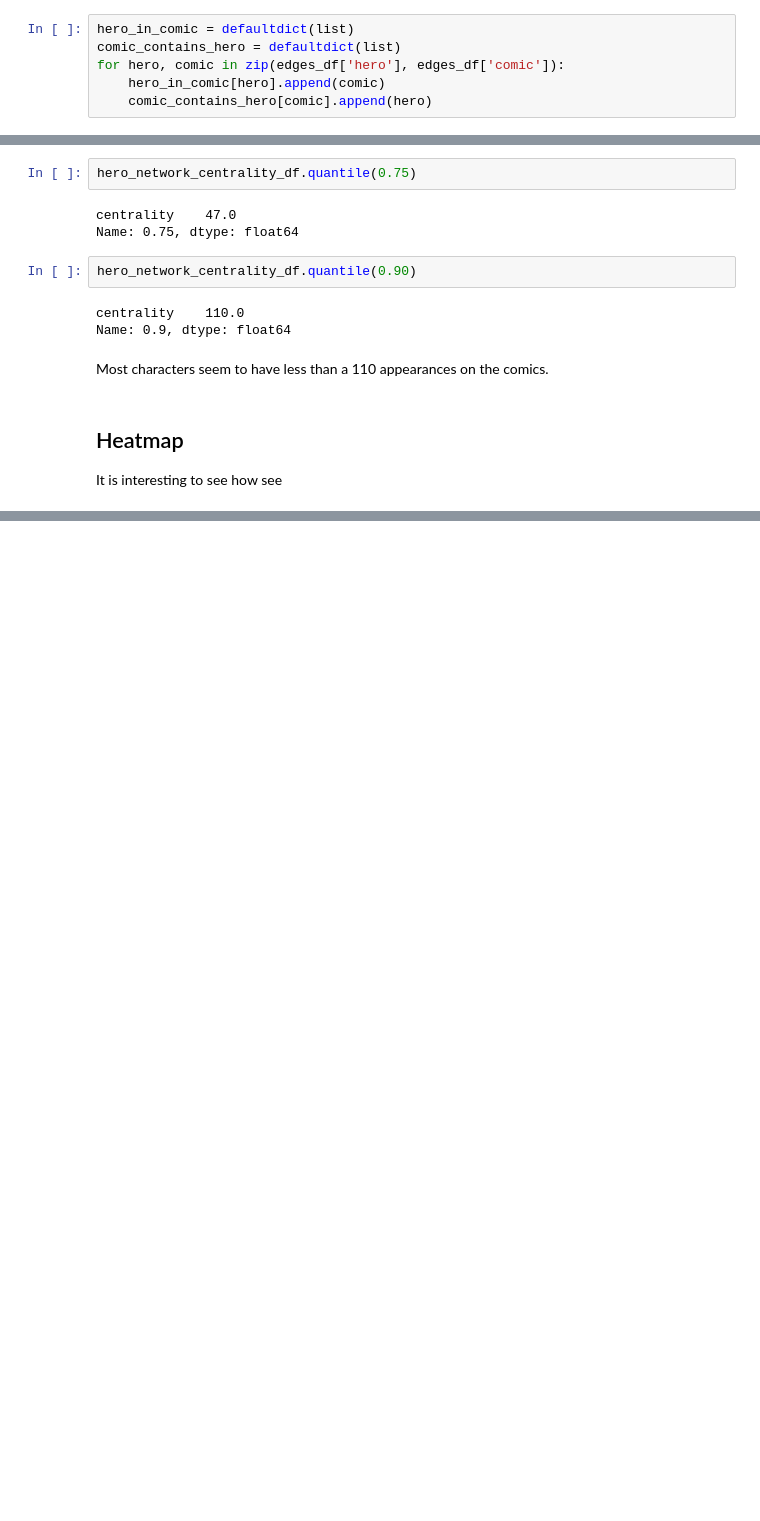
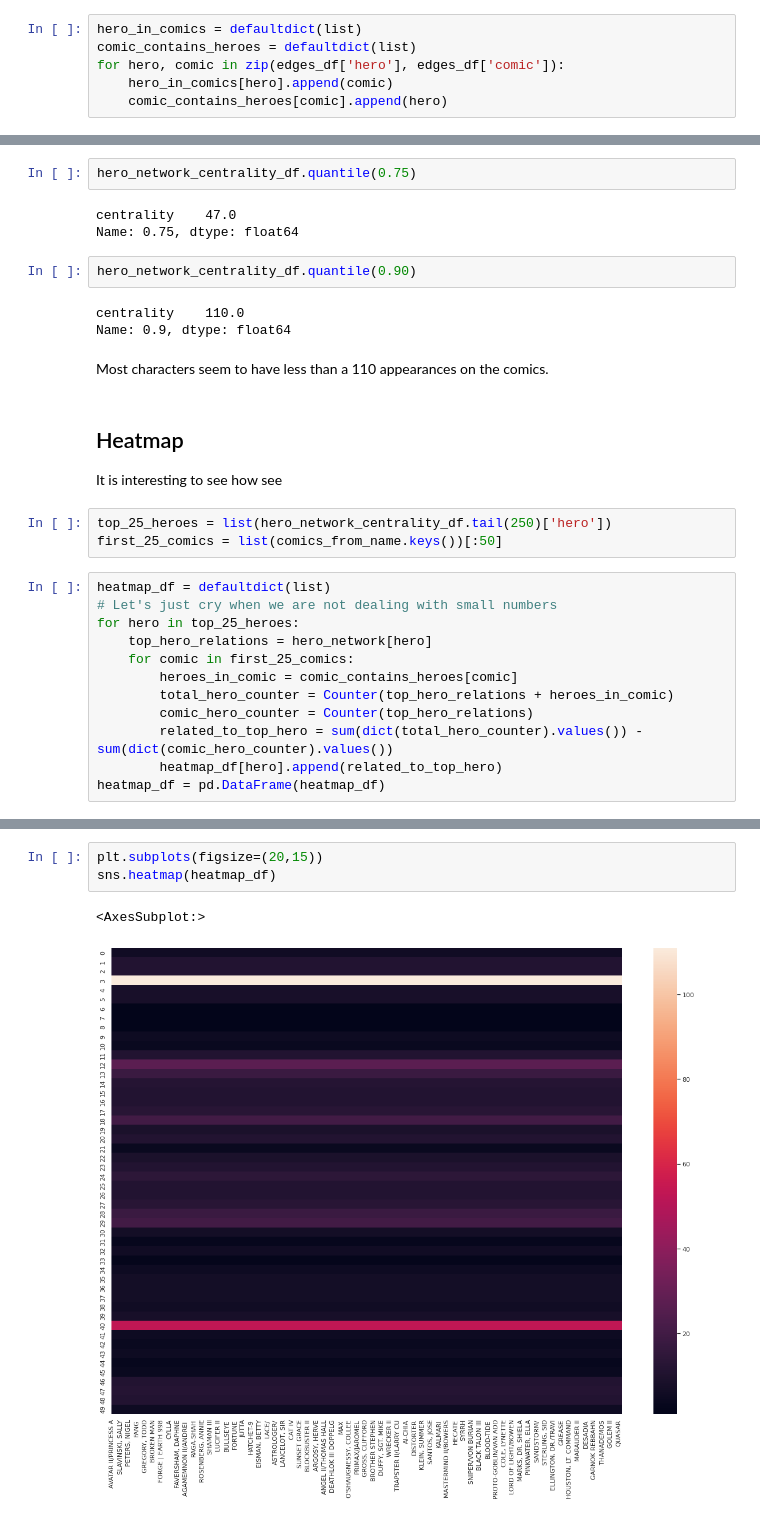
Before and after one commit to carlosahs/RetoAnalitica, a Jupyter notebook: src/data-analysis.ipynb, the cells around one changed output, grey strips where cells are left out. Cells and saved outputs as stored; diff of their text form; blank space fills up the shorter version.

Commit message:
Add heatmap

```diff
--- a/src/data-analysis.ipynb
+++ b/src/data-analysis.ipynb
@@ -172,11 +172,11 @@ comic_frequency = Counter(edges_comics)
 # %% [markdown]
 Finally, it is useful to compute two dictionaries so that it is easier to keep track in which comic a hero appears or if a comic contains a hero.
 # %%
-hero_in_comic = defaultdict(list)
-comic_contains_hero = defaultdict(list)
+hero_in_comics = defaultdict(list)
+comic_contains_heroes = defaultdict(list)
 for hero, comic in zip(edges_df['hero'], edges_df['comic']):
-    hero_in_comic[hero].append(comic)
-    comic_contains_hero[comic].append(hero)
+    hero_in_comics[hero].append(comic)
+    comic_contains_heroes[comic].append(hero)
 # %% [markdown]
 ## `hero-network.csv` dataset
 From this dataset, the most relevant computation is creating a dictionary to represent the network.
@@ -322,3 +322,18 @@ Most characters seem to have less than a 110 appearances on the comics.
 # %% [markdown]
 ## Heatmap
 It is interesting to see how see
+# %%
+top_25_heroes = list(hero_network_centrality_df.tail(250)['hero'])
+first_25_comics = list(comics_from_name.keys())[:50]
+# %%
+heatmap_df = defaultdict(list)
+# Let's just cry when we are not dealing with small numbers
+for hero in top_25_heroes:
+    top_hero_relations = hero_network[hero]
+    for comic in first_25_comics:
+        heroes_in_comic = comic_contains_heroes[comic]
+        total_hero_counter = Counter(top_hero_relations + heroes_in_comic)
+        comic_hero_counter = Counter(top_hero_relations)
+        related_to_top_hero = sum(dict(total_hero_counter).values()) - sum(dict(comic_hero_counter).values())
+        heatmap_df[hero].append(related_to_top_hero)
+heatmap_df = pd.DataFrame(heatmap_df)
@@ -324,0 +348,6 @@ It is interesting to see how see
+# %%
+plt.subplots(figsize=(20,15))
+sns.heatmap(heatmap_df)
+# %% [output]
+<AxesSubplot:>
+[figure, added]
```
Also changed, not shown: parts of 1 cell of this notebook.
